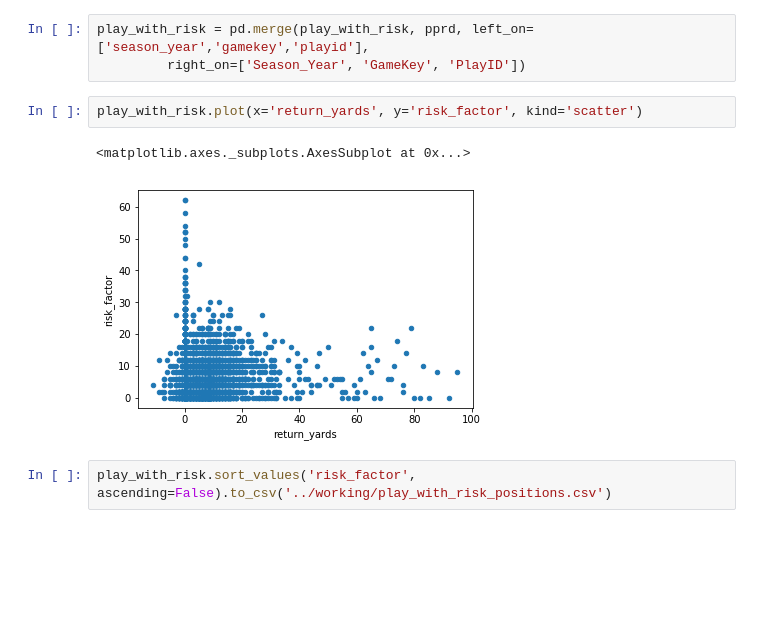
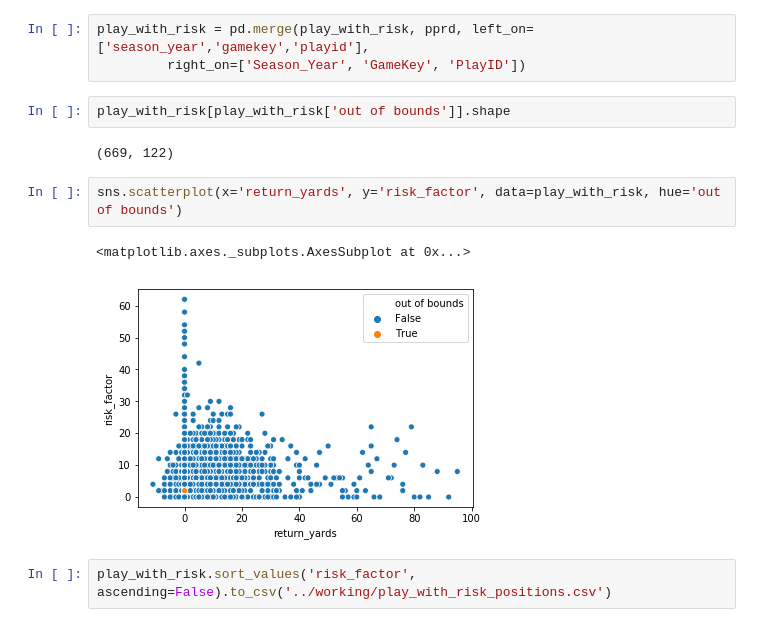
Before and after one commit to RobMulla/kaggle-nfl, a Jupyter notebook: notebooks/Max_Risk_For_Partners.ipynb, the cells around one changed output. Saved outputs shown, nothing was run; the diff lists cells and outputs as text; blank space fills up the shorter version.

```diff
--- a/notebooks/Max_Risk_For_Partners.ipynb
+++ b/notebooks/Max_Risk_For_Partners.ipynb
@@ -78,11 +78,15 @@ dtype: object
 # %%
 play_with_risk = pd.merge(play_with_risk, pprd, left_on=['season_year','gamekey','playid'],
          right_on=['Season_Year', 'GameKey', 'PlayID'])
-# %%
-play_with_risk.plot(x='return_yards', y='risk_factor', kind='scatter')
-# %% [output]
-<matplotlib.axes._subplots.AxesSubplot at 0x...>
-[figure, removed]
+# %%
+play_with_risk[play_with_risk['out of bounds']].shape
+# %% [output]
+(669, 122)
+# %%
+sns.scatterplot(x='return_yards', y='risk_factor', data=play_with_risk, hue='out of bounds')
+# %% [output]
+<matplotlib.axes._subplots.AxesSubplot at 0x...>
+[figure, added]
 # %%
 play_with_risk.sort_values('risk_factor', ascending=False).to_csv('../working/play_with_risk_positions.csv')
 # %%
```
Also changed, not shown: parts of 7 cells of this notebook, 1 other file.
